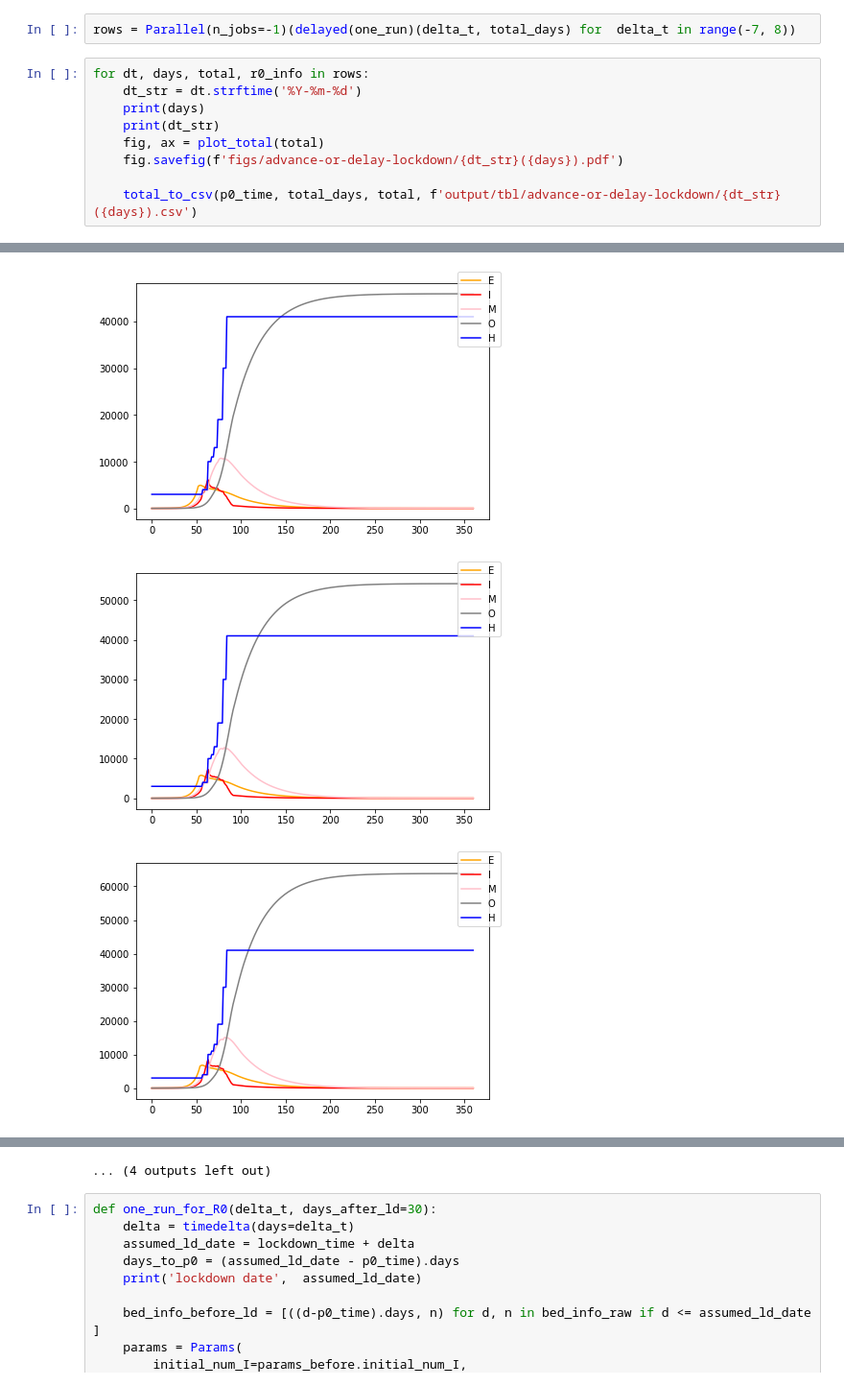
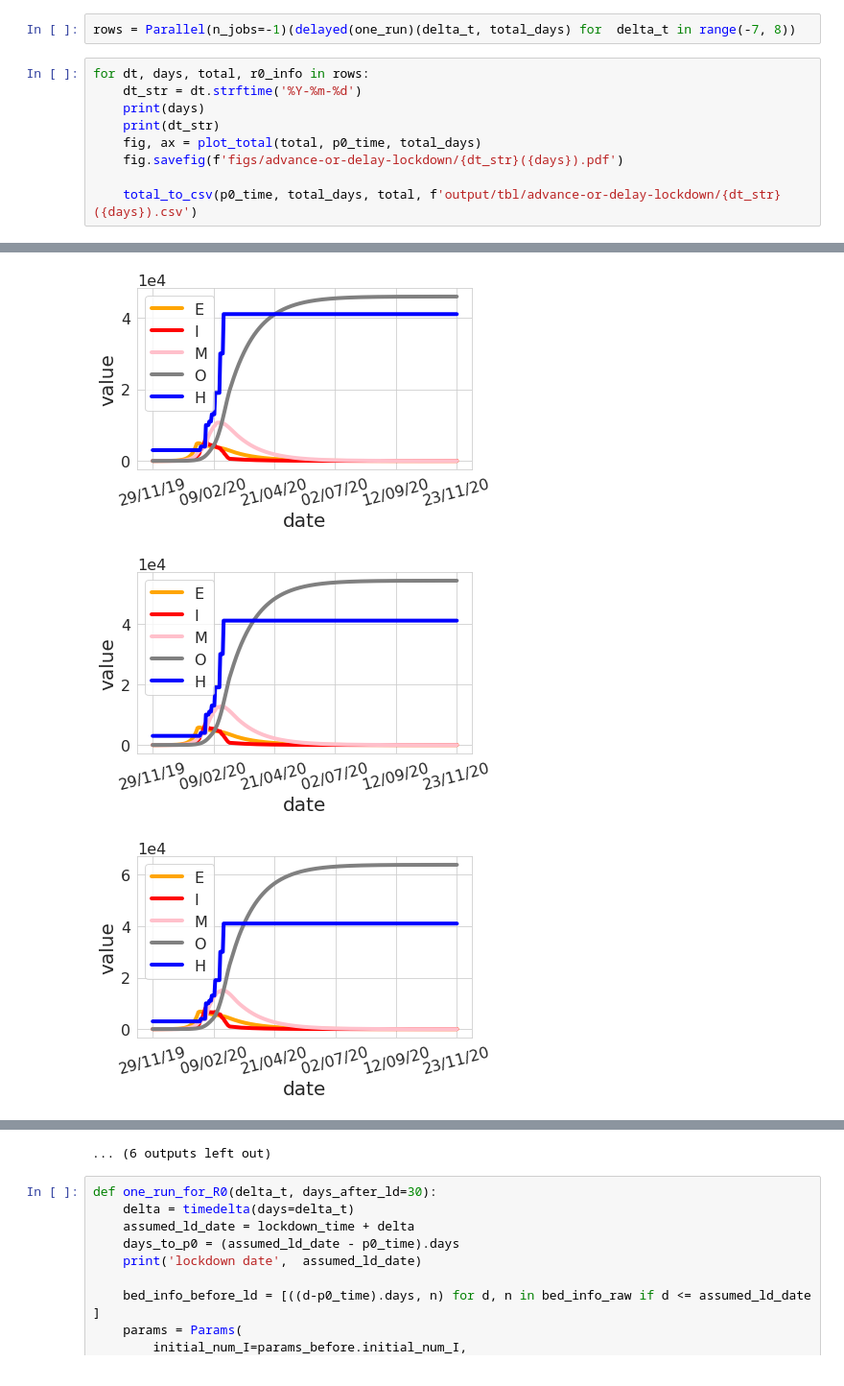
Before and after one commit to xiaohan2012/covid-19-code, a Jupyter notebook: delay-or-advance-lockdown.ipynb, the cells around one changed output, grey strips where cells are left out. Shown at 96% size. Saved outputs shown, nothing was run; the diff lists cells and outputs as text.

Commit message:
new plots and lockdown  lift

```diff
--- a/delay-or-advance-lockdown.ipynb
+++ b/delay-or-advance-lockdown.ipynb
@@ -66,7 +66,7 @@ for dt, days, total, r0_info in rows:
     dt_str = dt.strftime('%Y-%m-%d')
     print(days)
     print(dt_str)
-    fig, ax = plot_total(total)
+    fig, ax = plot_total(total, p0_time, total_days)
     fig.savefig(f'figs/advance-or-delay-lockdown/{dt_str}({days}).pdf')
 
     total_to_csv(p0_time, total_days, total, f'output/tbl/advance-or-delay-lockdown/{dt_str}({days}).csv')
@@ -95,3 +112,3 @@ for dt, days, total, r0_info in rows:
-[figure, old version]
+[figure, new version]
-[figure, old version]
+[figure, new version]
-[figure, old version]
+[figure, new version]
@@ -102,4 +117,4 @@ for dt, days, total, r0_info in rows:
-... (4 outputs left out)
+... (6 outputs left out)
 # %%
 def one_run_for_R0(delta_t, days_after_ld=30):
     delta = timedelta(days=delta_t)
```
Also changed, not shown: parts of 3 cells of this notebook, 7 other files.
